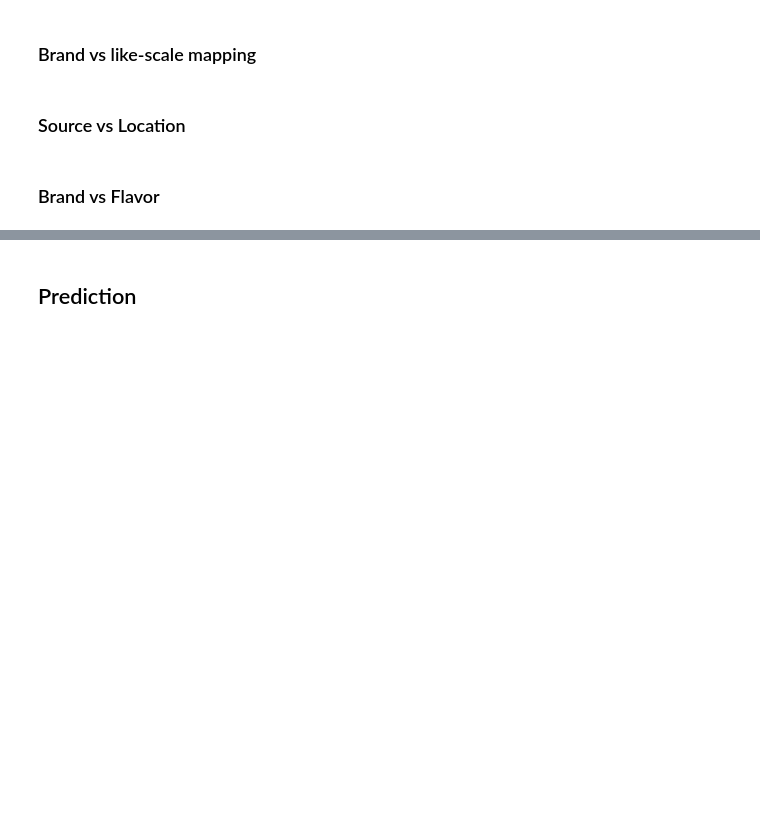
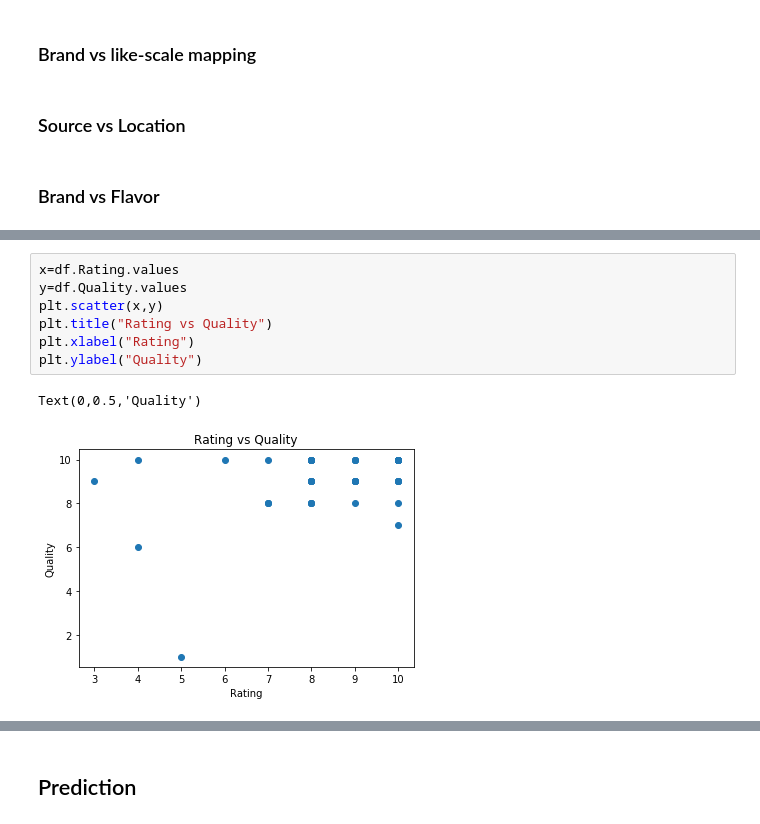
Before and after one commit to PSIB0T/Ice-cream-mining, a Jupyter notebook: IceCream.ipynb, the cells around one changed output, grey strips where cells are left out. Saved outputs shown, nothing was run; the diff lists cells and outputs as text; blank space fills up the shorter version.

```diff
--- a/IceCream.ipynb
+++ b/IceCream.ipynb
@@ -147,0 +159,10 @@ dtype: int64
+# %%
+x=df.Rating.values
+y=df.Quality.values
+plt.scatter(x,y)
+plt.title("Rating vs Quality")
+plt.xlabel("Rating")
+plt.ylabel("Quality")
+# %% [output]
+Text(0,0.5,'Quality')
+[figure, added]
```
Also changed, not shown: parts of 5 cells of this notebook.
